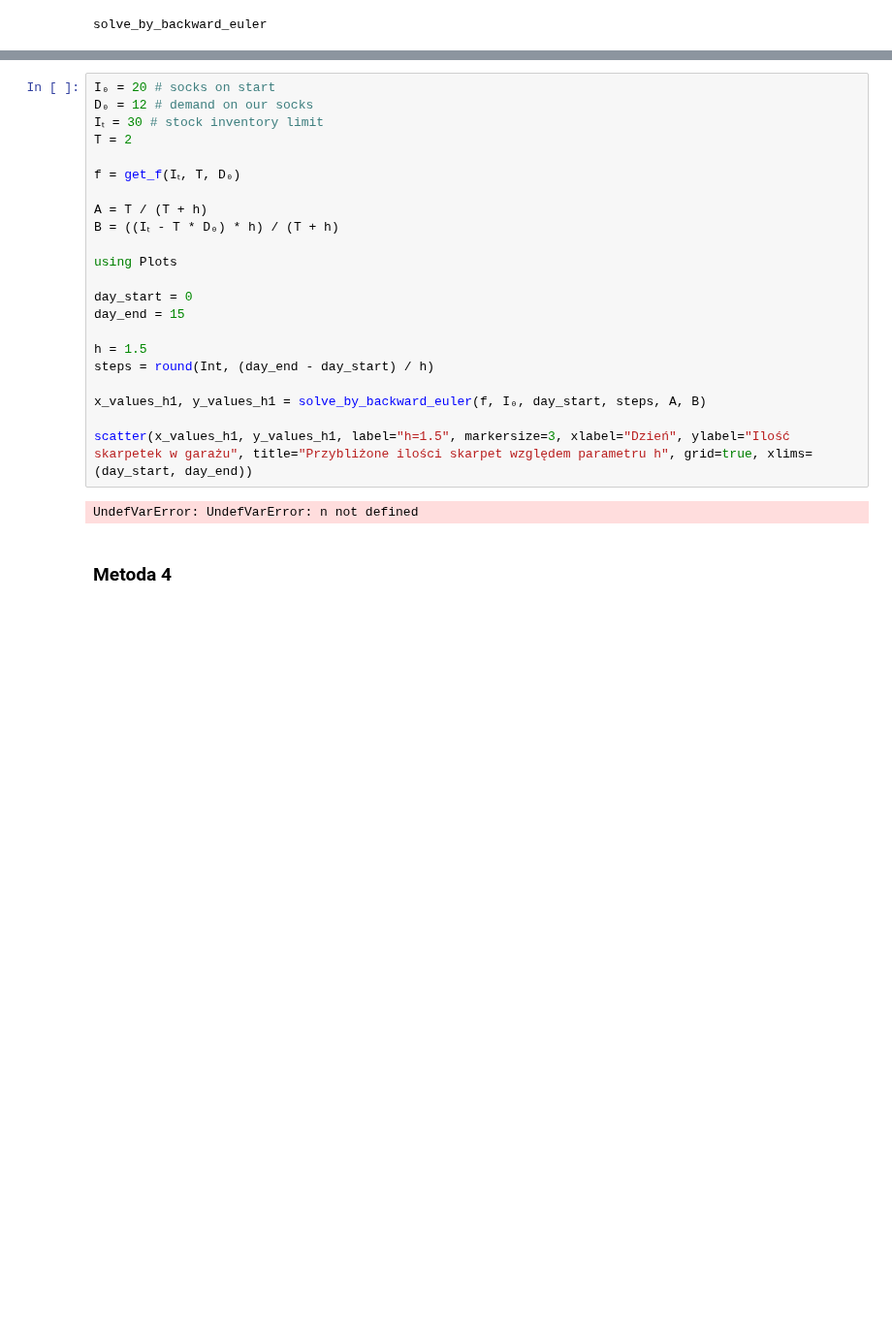
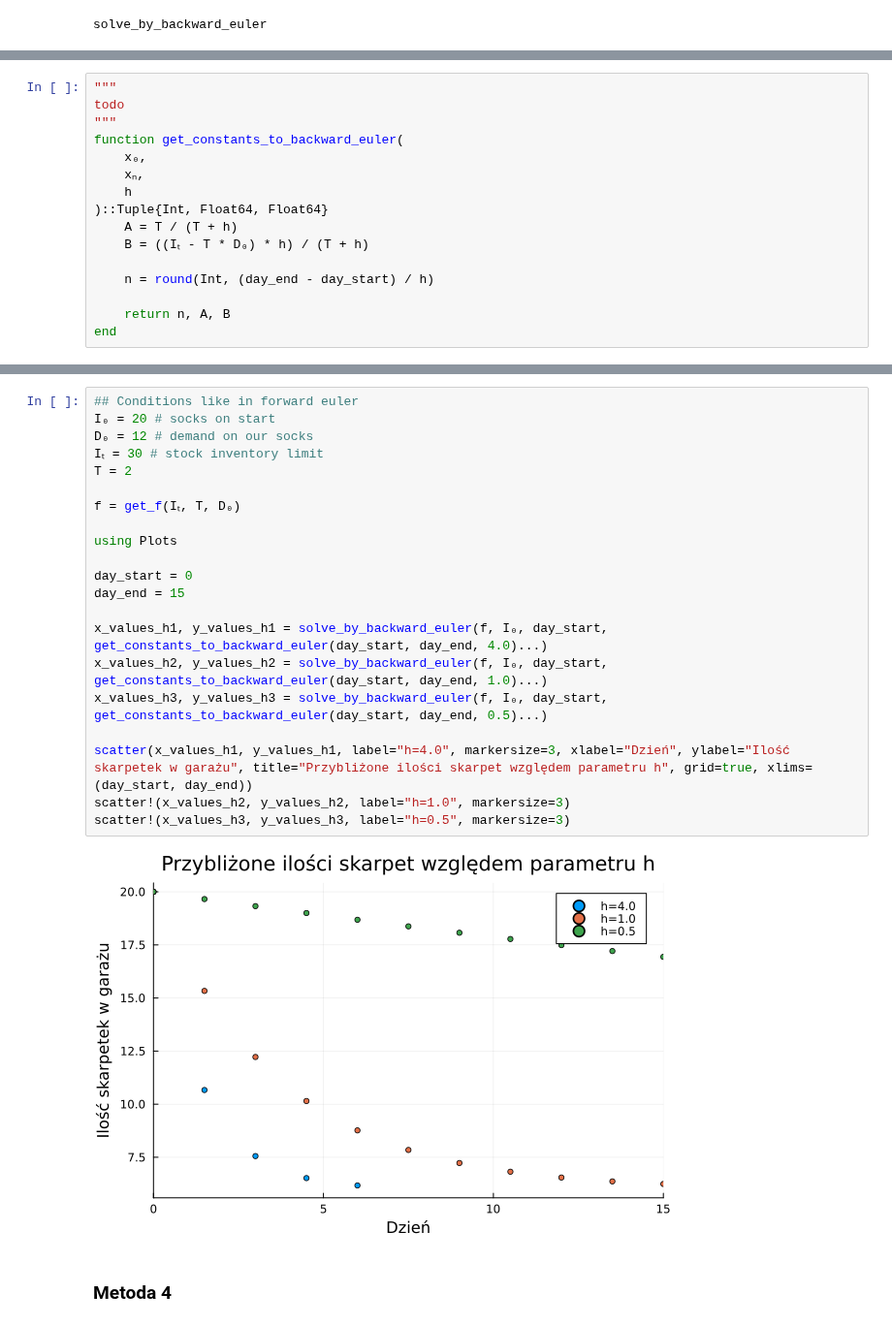
Before and after one commit to piotrczech/optimization-of-inventory-deliveries, a Jupyter notebook: main.ipynb, the cells around one changed output, grey strips where cells are left out. Shown at 97% size. Saved outputs shown, nothing was run; the diff lists cells and outputs as text; blank space fills up the shorter version.

Commit message:
Feature: Add some wrong implementation of backward euler

```diff
--- a/main.ipynb
+++ b/main.ipynb
@@ -453,0 +456,16 @@ solve_by_backward_euler
+# %%
+"""
+todo
+"""
+function get_constants_to_backward_euler(
+    x₀,
+    xₙ,
+    h
+)::Tuple{Int, Float64, Float64}
+    A = T / (T + h)
+    B = ((Iₜ - T * D₀) * h) / (T + h)
+
+    n = round(Int, (day_end - day_start) / h)
+
+    return n, A, B
+end
@@ -454,27 +476,26 @@ solve_by_backward_euler
 # %%
+## Conditions like in forward euler
 I₀ = 20 # socks on start
 D₀ = 12 # demand on our socks
 Iₜ = 30 # stock inventory limit
 T = 2
 
 f = get_f(Iₜ, T, D₀)
 
-A = T / (T + h)
-B = ((Iₜ - T * D₀) * h) / (T + h)
-
 using Plots
 
 day_start = 0
 day_end = 15
 
-h = 1.5
-steps = round(Int, (day_end - day_start) / h)
+x_values_h1, y_values_h1 = solve_by_backward_euler(f, I₀, day_start, get_constants_to_backward_euler(day_start, day_end, 4.0)...)
+x_values_h2, y_values_h2 = solve_by_backward_euler(f, I₀, day_start, get_constants_to_backward_euler(day_start, day_end, 1.0)...)
+x_values_h3, y_values_h3 = solve_by_backward_euler(f, I₀, day_start, get_constants_to_backward_euler(day_start, day_end, 0.5)...)
 
-x_values_h1, y_values_h1 = solve_by_backward_euler(f, I₀, day_start, steps, A, B)
-
-scatter(x_values_h1, y_values_h1, label="h=1.5", markersize=3, xlabel="Dzień", ylabel="Ilość skarpetek w garażu", title="Przybliżone ilości skarpet względem parametru h", grid=true, xlims=(day_start, day_end))
+scatter(x_values_h1, y_values_h1, label="h=4.0", markersize=3, xlabel="Dzień", ylabel="Ilość skarpetek w garażu", title="Przybliżone ilości skarpet względem parametru h", grid=true, xlims=(day_start, day_end))
+scatter!(x_values_h2, y_values_h2, label="h=1.0", markersize=3)
+scatter!(x_values_h3, y_values_h3, label="h=0.5", markersize=3)
 # %% [output]
-UndefVarError: UndefVarError: n not defined
+[figure, added]
 # %% [markdown]
 ### Metoda 4
 # %% [markdown]
```
Also changed, not shown: parts of 3 cells of this notebook.
